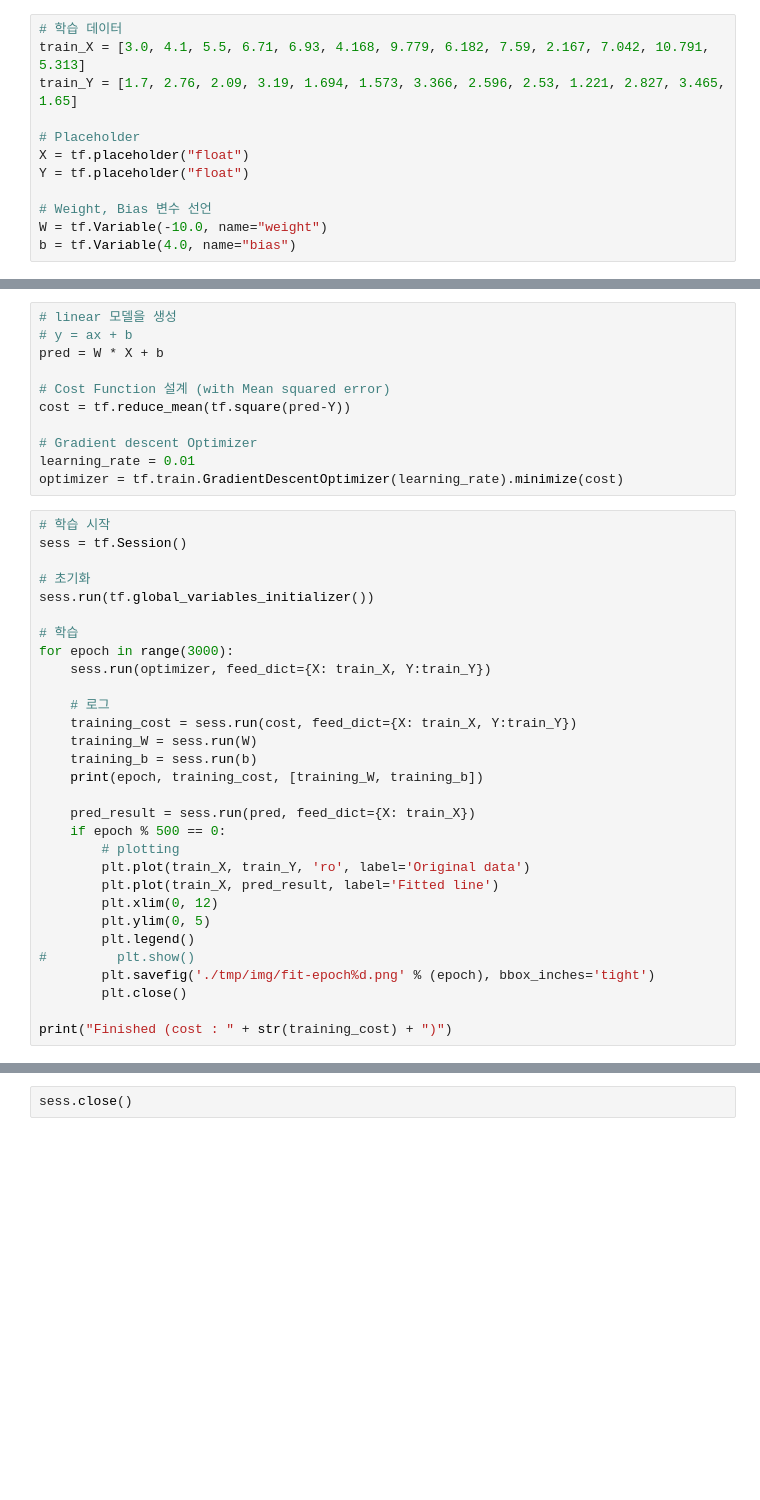
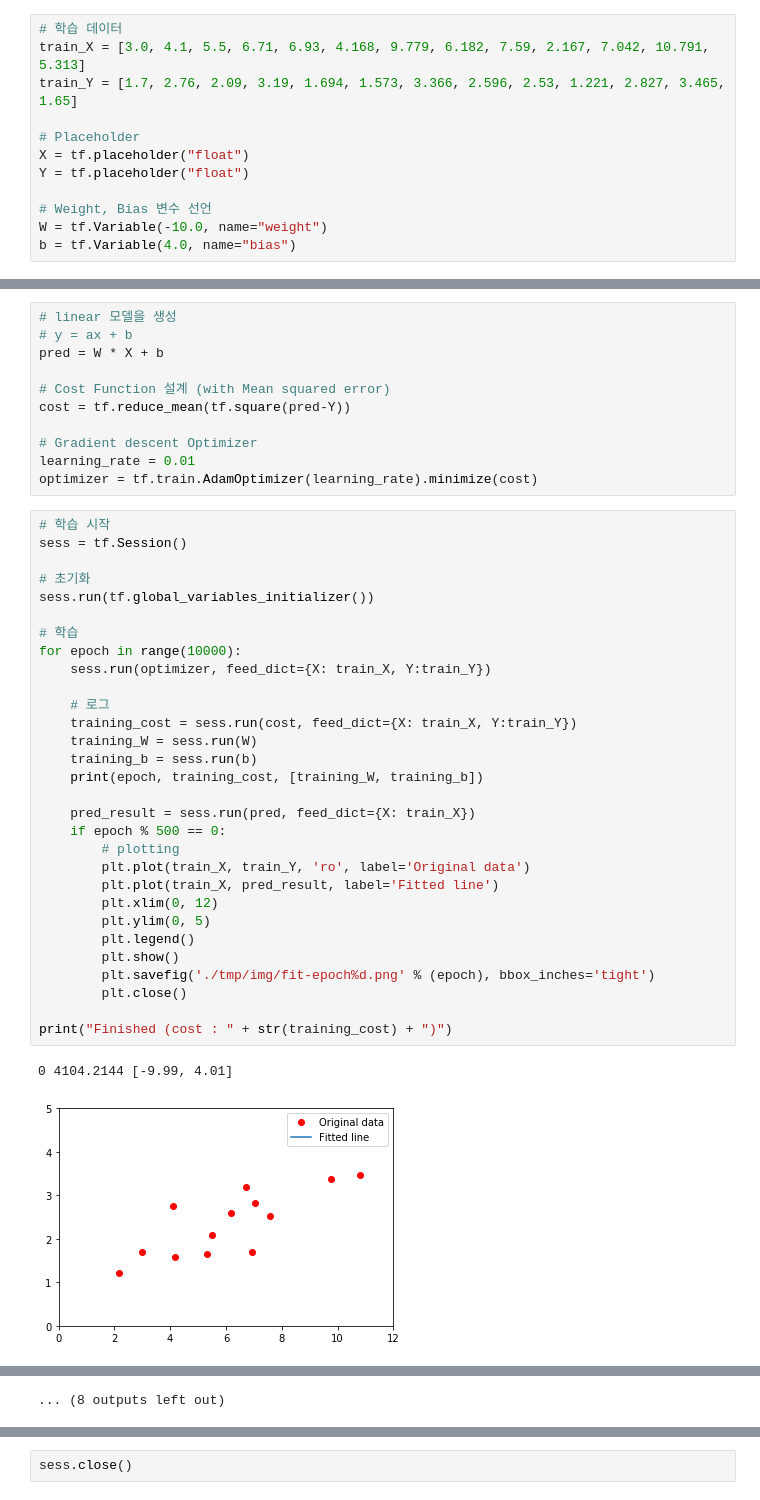
Before and after one commit to yangjy10/lecture, a Jupyter notebook: study1/3_machine_learning/3_1_linear.ipynb, the cells around one changed output, grey strips where cells are left out. Drawn from its saved outputs; the diff is of its cells as text; blank space fills up the shorter version.

```diff
--- a/study1/3_machine_learning/3_1_linear.ipynb
+++ b/study1/3_machine_learning/3_1_linear.ipynb
@@ -34,34 +36,37 @@ cost = tf.reduce_mean(tf.square(pred-Y))
 
 # Gradient descent Optimizer
 learning_rate = 0.01
-optimizer = tf.train.GradientDescentOptimizer(learning_rate).minimize(cost)
+optimizer = tf.train.AdamOptimizer(learning_rate).minimize(cost)
 # %%
 # 학습 시작
 sess = tf.Session()
 
 # 초기화
 sess.run(tf.global_variables_initializer())
 
 # 학습
-for epoch in range(3000):
+for epoch in range(10000):
     sess.run(optimizer, feed_dict={X: train_X, Y:train_Y})
 
     # 로그
     training_cost = sess.run(cost, feed_dict={X: train_X, Y:train_Y})
     training_W = sess.run(W)
     training_b = sess.run(b)
     print(epoch, training_cost, [training_W, training_b])
 
     pred_result = sess.run(pred, feed_dict={X: train_X})
     if epoch % 500 == 0:
         # plotting
         plt.plot(train_X, train_Y, 'ro', label='Original data')
         plt.plot(train_X, pred_result, label='Fitted line')
         plt.xlim(0, 12)
         plt.ylim(0, 5)
         plt.legend()
-#         plt.show()
+        plt.show()
         plt.savefig('./tmp/img/fit-epoch%d.png' % (epoch), bbox_inches='tight')
         plt.close()
 
 print("Finished (cost : " + str(training_cost) + ")")
+# %% [output]
+0 4104.2144 [-9.99, 4.01]
+[figure, added]
@@ -68,3 +163,4 @@ print("Finished (cost : " + str(training_cost) + ")")
+... (8 outputs left out)
 # %%
 pred_result = sess.run(pred, feed_dict={X: train_X})
 
```
Also changed, not shown: parts of 3 cells of this notebook, 23 other files.
